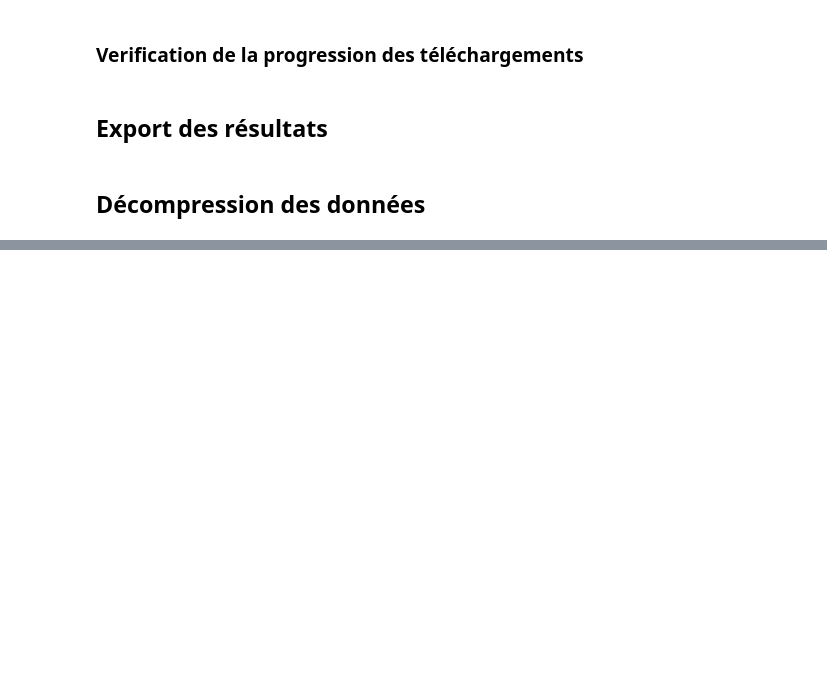
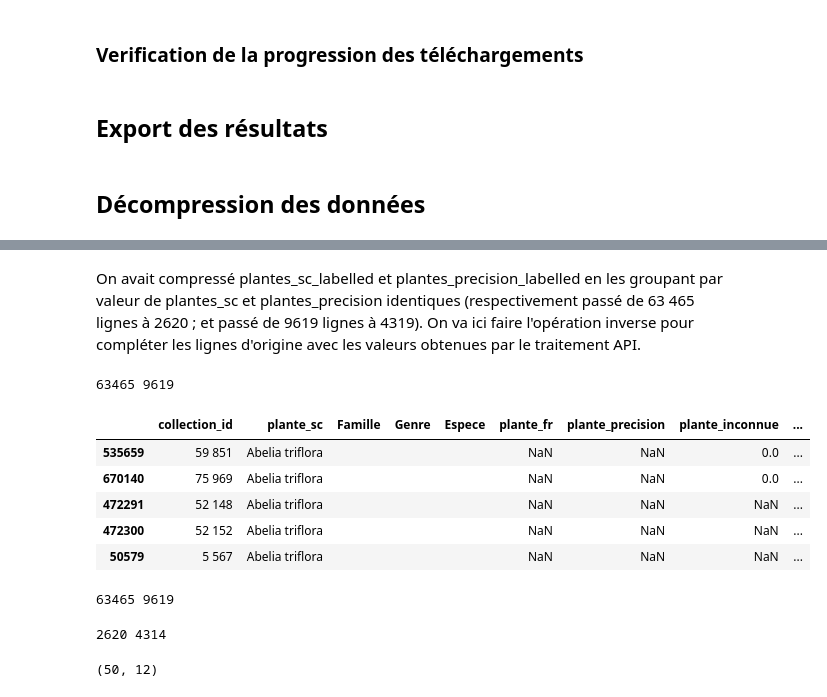
Before and after one commit to juldpnt/fil-rouge-pollinisateurs, a Jupyter notebook: notebooks/plantnet_pipeline.ipynb, the cells around one changed output, grey strips where cells are left out. Saved outputs shown, nothing was run; the diff lists cells and outputs as text; code cells hidden in the pictures; blank space fills up the shorter version.

```diff
--- a/notebooks/plantnet_pipeline.ipynb
+++ b/notebooks/plantnet_pipeline.ipynb
@@ -258,0 +274,10 @@ export_plantes('plantes_precision_unlabelled')
+# %% [markdown]
+On avait compressé plantes_sc_labelled et plantes_precision_labelled en les groupant par valeur de plantes_sc et plantes_precision identiques (respectivement passé de 63 465 lignes à 2620 ; et passé de 9619 lignes à 4319). On va ici faire l'opération inverse pour compléter les lignes d'origine avec les valeurs obtenues par le traitement API.
+# %%
+# on definit les deux dataframes à reconstruire
+plantes_sc_labelled_long = plantes_sc_labelled # issus des dataframes vierges du début du notebook, pas des dataframes complétés par l'API !!
+plantes_precision_labelled_long = plantes_precision_labelled
+
+print(plantes_sc_labelled_long.shape[0], plantes_precision_labelled_long.shape[0])
+# %% [output]
+63465 9619
@@ -258,0 +297,27 @@ export_plantes('plantes_precision_unlabelled')
+# %%
+plantes_sc_labelled_long.head()
+# %% [output]
+|  | collection_id | plante_sc | Famille | Genre | Espece | plante_fr | plante_precision | plante_inconnue | ... |
+| 535659 | 59 851 | Abelia triflora |  |  |  | NaN | NaN | 0.0 | ... |
+| 670140 | 75 969 | Abelia triflora |  |  |  | NaN | NaN | 0.0 | ... |
+| 472291 | 52 148 | Abelia triflora |  |  |  | NaN | NaN | NaN | ... |
+| 472300 | 52 152 | Abelia triflora |  |  |  | NaN | NaN | NaN | ... |
+| 50579 | 5 567 | Abelia triflora |  |  |  | NaN | NaN | NaN | ... |
+# %%
+print(plantes_sc_labelled_long.shape[0], plantes_precision_labelled_long.shape[0])
+# %% [output]
+63465 9619
+# %%
+# on importe les petits dataframes qui ont été complétés avec l'API précédemment
+plantes_sc_labelled = pd.read_csv(f"data/plantes/plantes_sc_labelled.csv")
+plantes_precision_labelled = pd.read_csv(f"data/plantes/plantes_precision_labelled.csv")
+
+print(plantes_sc_labelled.shape[0], plantes_precision_labelled.shape[0])
+# %% [output]
+2620 4314
+# %%
+# prend les 50 premières lignes du dataframe plantes_sc_labelled_long et mets les dans un df POC
+plantes_sc_labelled_long_POC = plantes_sc_labelled_long.head(50)
+plantes_sc_labelled_long_POC.shape
+# %% [output]
+(50, 12)
```
Also changed, not shown: parts of 15 cells of this notebook.
